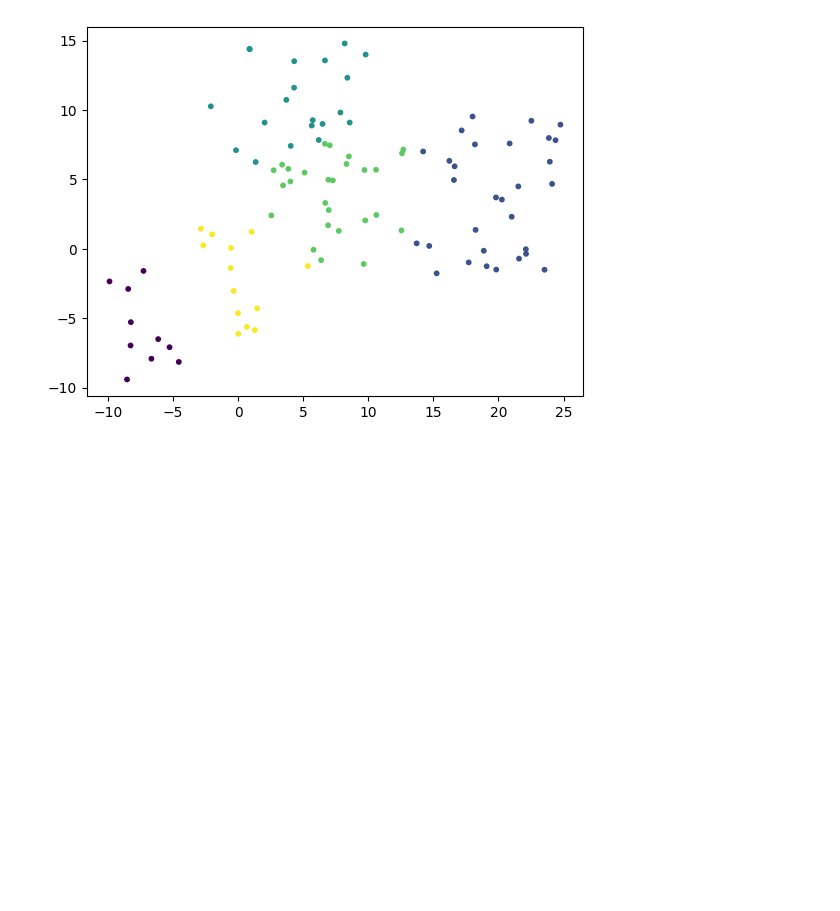
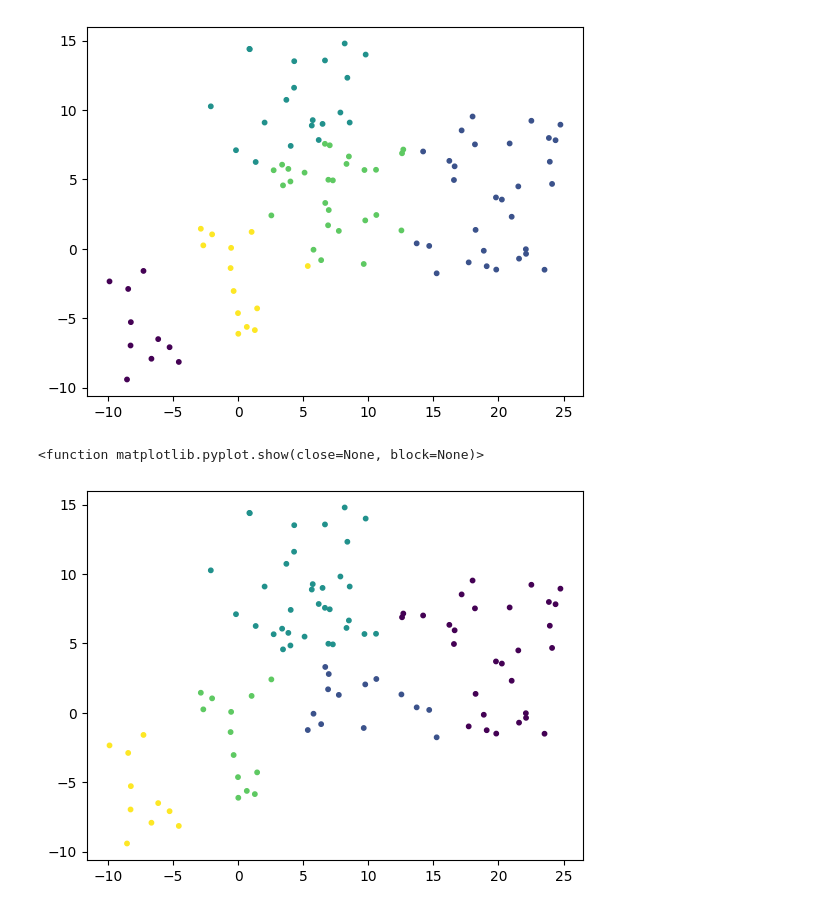
Before and after one commit to kralel/GeoInfo, a Jupyter notebook: shluk_analyza/kralova_sorokac_shluk_analyza.ipynb, the cells around one changed output. Saved outputs shown, nothing was run; the diff lists cells and outputs as text; code cells hidden in the pictures; blank space fills up the shorter version.

Commit message:
hierarchical clustering

```diff
--- a/shluk_analyza/kralova_sorokac_shluk_analyza.ipynb
+++ b/shluk_analyza/kralova_sorokac_shluk_analyza.ipynb
@@ -44,3 +44,17 @@ plt.show
 # %% [output]
 <function matplotlib.pyplot.show(close=None, block=None)>
 [figure]
+# %%
+#Turn coordinets into set of points
+points = list(zip(x, y))
+
+#Hierarchical Clustering
+hierarchical_cluster = sklearn.cluster.AgglomerativeClustering(n_clusters = 5)
+hierarchical_cluster.fit(points)
+
+
+plt.scatter(x, y, c=hierarchical_cluster.labels_, s=10)
+plt.show
+# %% [output]
+<function matplotlib.pyplot.show(close=None, block=None)>
+[figure, added]
```
